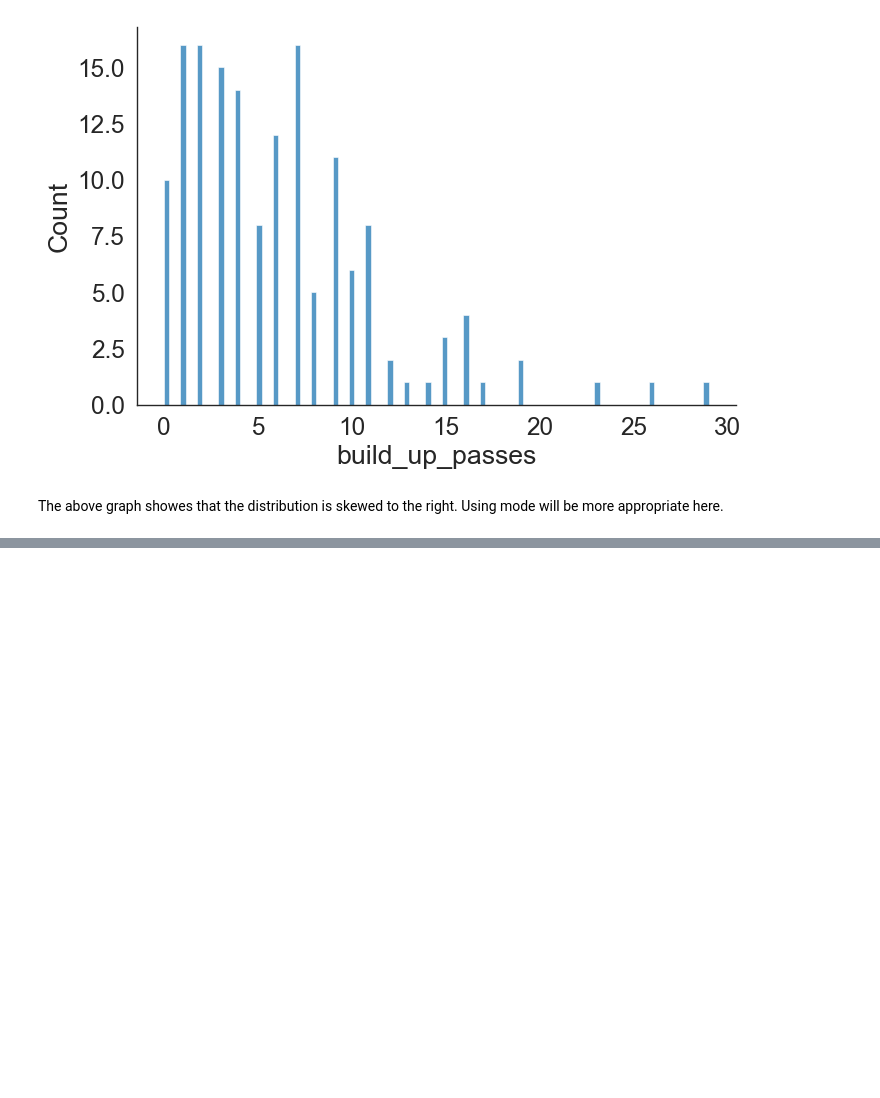
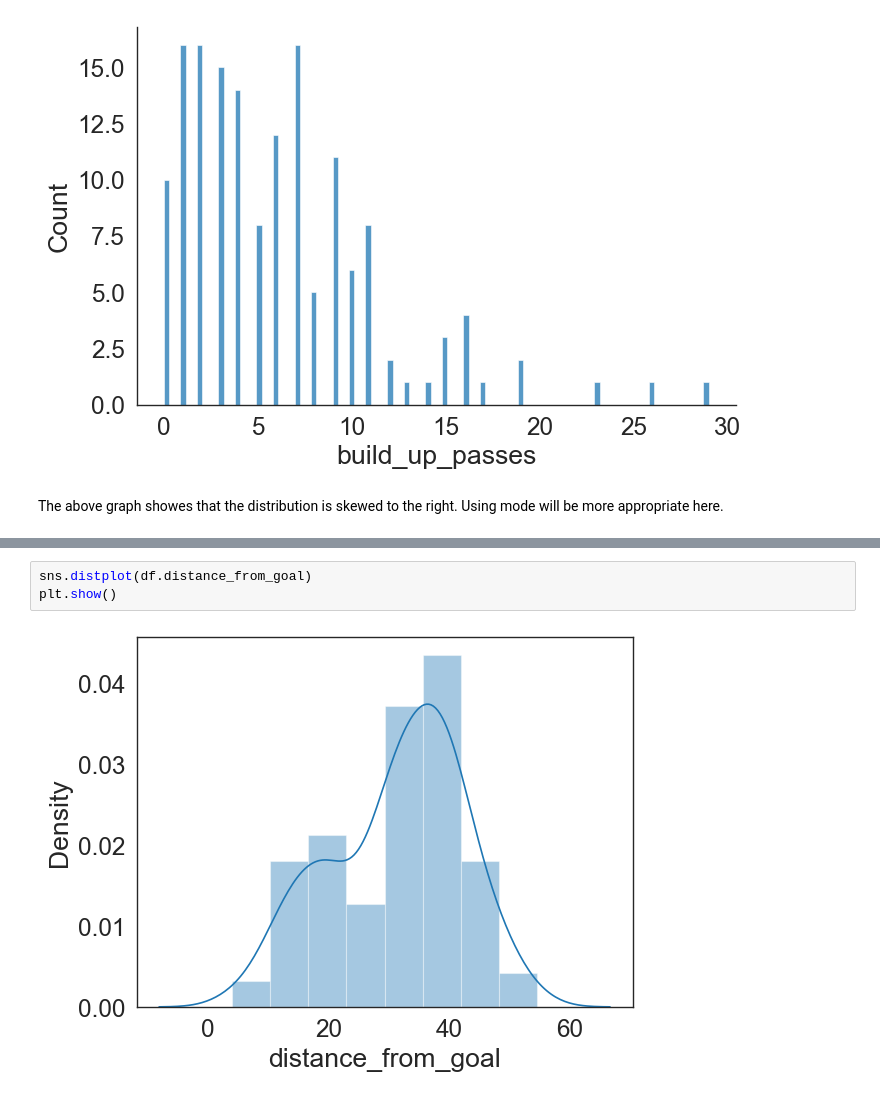
Before and after one commit to sujilkumarkm/vintane_machine_learning_assignment1_2022, a Jupyter notebook: notebooks/data_cleaning.ipynb, the cells around one changed output, grey strips where cells are left out. Drawn from its saved outputs; the diff is of its cells as text; blank space fills up the shorter version.

```diff
--- a/notebooks/data_cleaning.ipynb
+++ b/notebooks/data_cleaning.ipynb
@@ -45,0 +71,5 @@ The above graph showes that the distribution is skewed to the right. Using mode
+# %%
+sns.distplot(df.distance_from_goal)
+plt.show()
+# %% [output]
+[figure, added]
```
Also changed, not shown: parts of 9 cells of this notebook.
